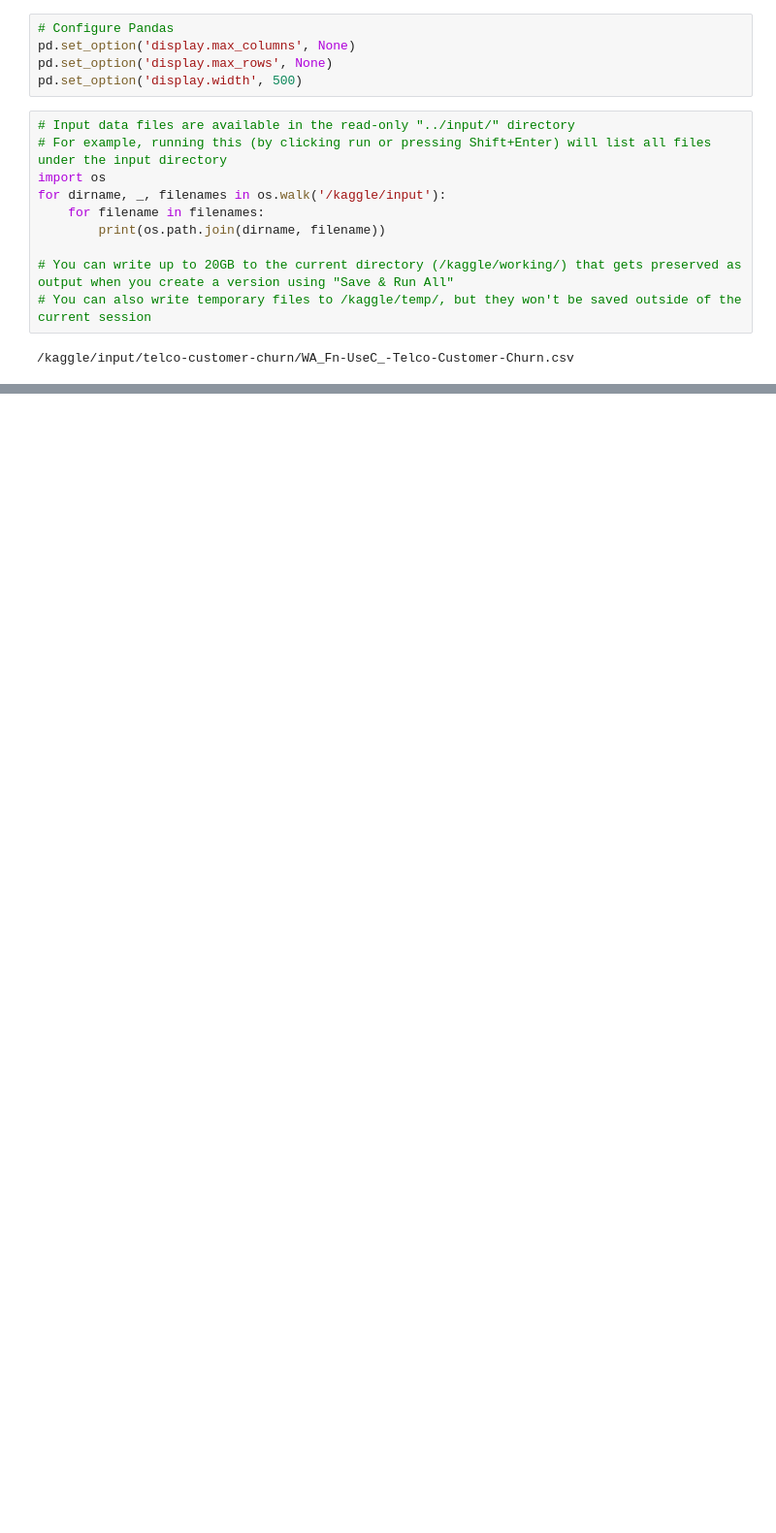
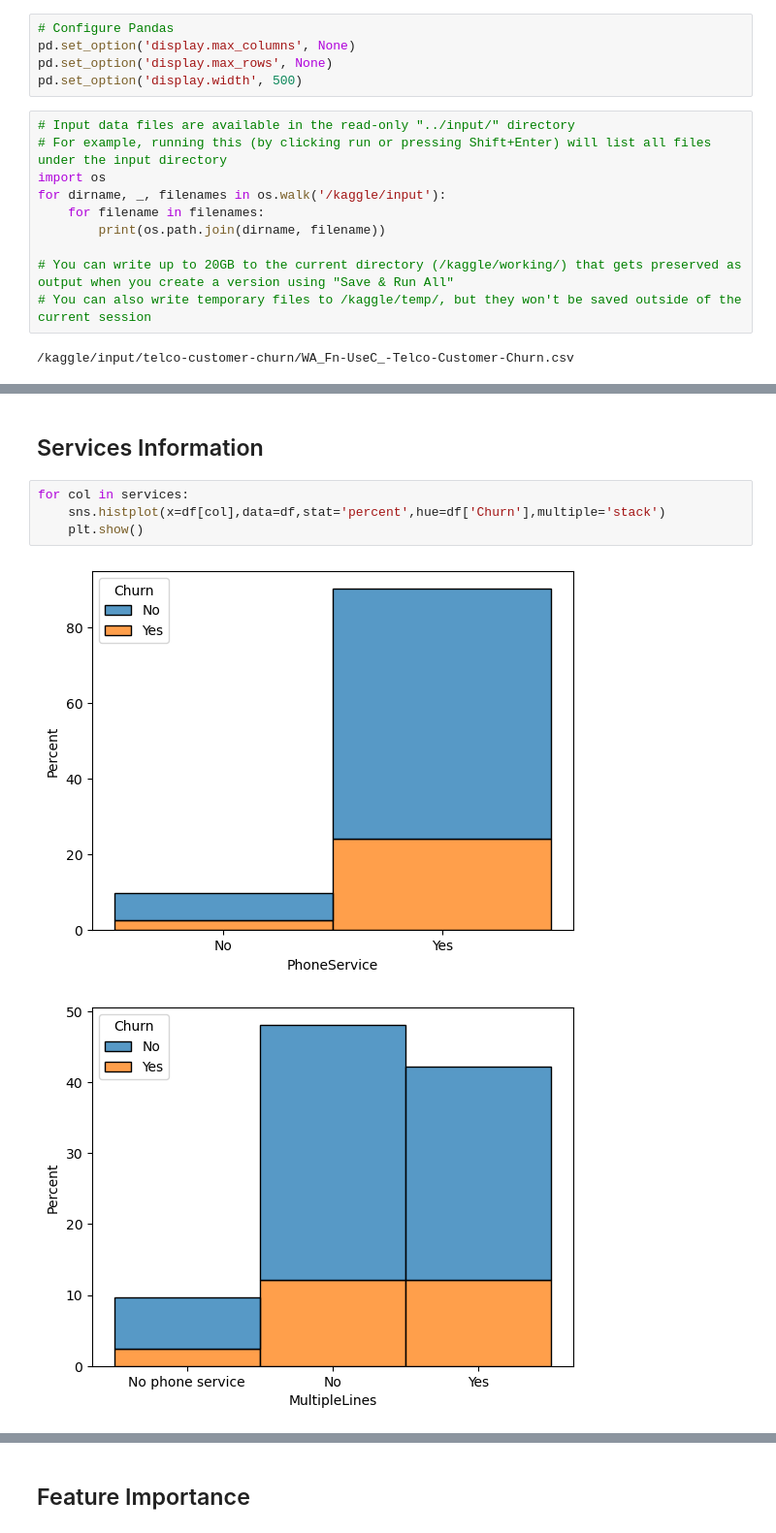
Before and after one commit to cvarney/telco_customer_churn, a Jupyter notebook: varney_christopher_churn.ipynb, the cells around one changed output, grey strips where cells are left out. Shown at 97% size. Saved outputs shown, nothing was run; the diff lists cells and outputs as text; blank space fills up the shorter version.

```diff
--- a/varney_christopher_churn.ipynb
+++ b/varney_christopher_churn.ipynb
@@ -123,0 +350,9 @@ df_telco.describe()
+# %% [markdown]
+## Services Information
+# %%
+for col in services:
+    sns.histplot(x=df[col],data=df,stat='percent',hue=df['Churn'],multiple='stack')
+    plt.show()
+# %% [output]
+[figure, added]
+[figure, added]
@@ -123,0 +367,2 @@ df_telco.describe()
+# %% [markdown]
+## Feature Importance
```
Also changed, not shown: parts of 65 cells of this notebook.
